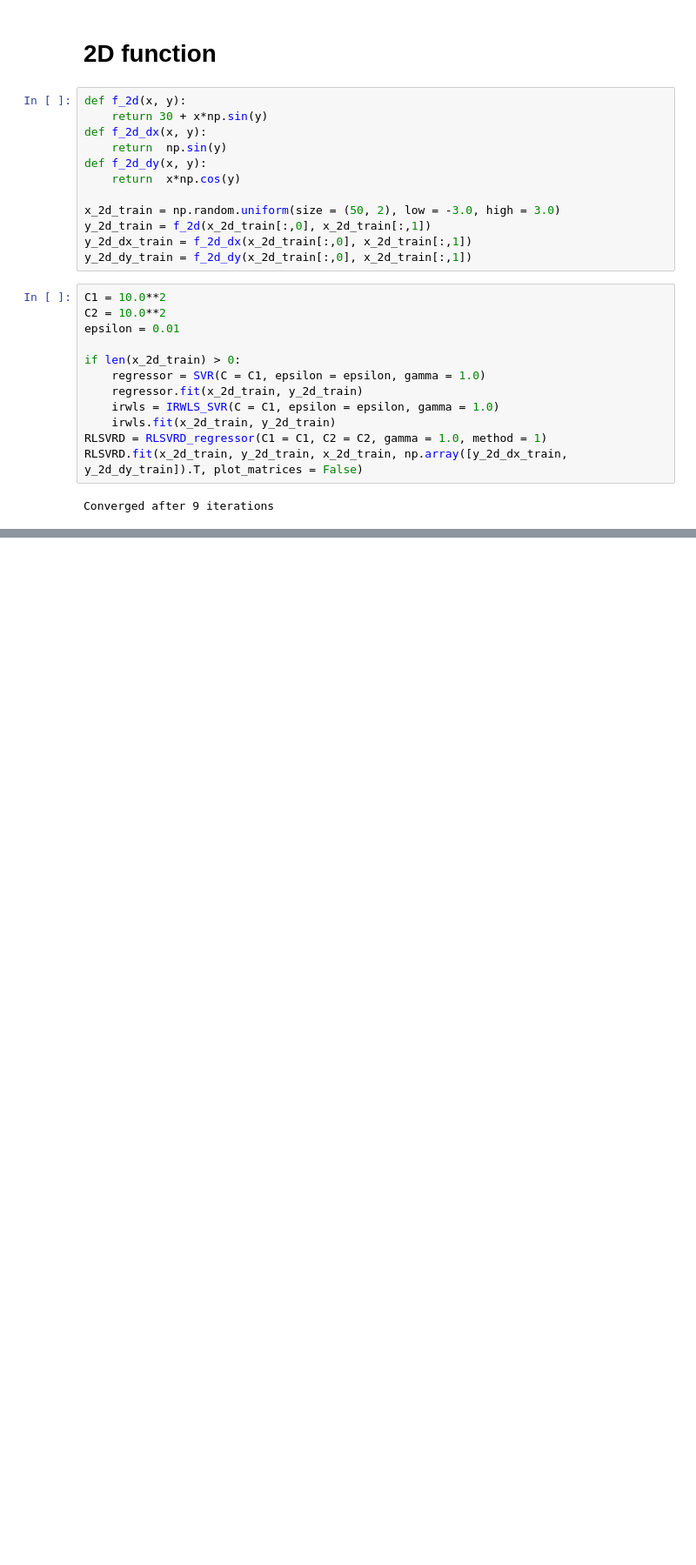
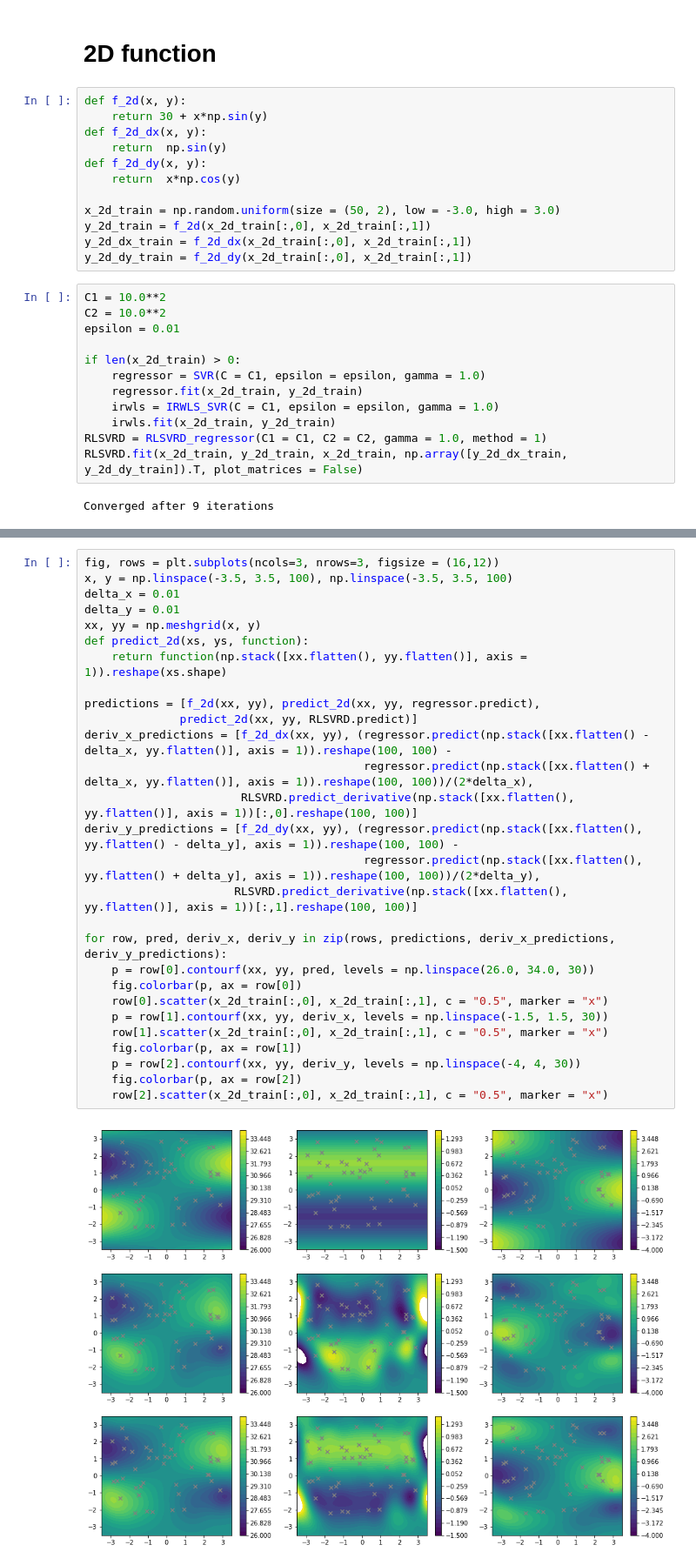
Before and after one commit to ralf-meyer/MLDerivs, a Jupyter notebook: example.ipynb, the cells around one changed output, grey strips where cells are left out. Shown at 87% size. Saved outputs shown, nothing was run; the diff lists cells and outputs as text; blank space fills up the shorter version.

```diff
--- a/example.ipynb
+++ b/example.ipynb
@@ -140,0 +88,30 @@ array([-0.10625778,  0.54133278, -0.13877033,  1.55968391,  1.53300869,
+# %%
+fig, rows = plt.subplots(ncols=3, nrows=3, figsize = (16,12))
+x, y = np.linspace(-3.5, 3.5, 100), np.linspace(-3.5, 3.5, 100)
+delta_x = 0.01
+delta_y = 0.01
+xx, yy = np.meshgrid(x, y)
+def predict_2d(xs, ys, function):
+    return function(np.stack([xx.flatten(), yy.flatten()], axis = 1)).reshape(xs.shape)
+
+predictions = [f_2d(xx, yy), predict_2d(xx, yy, regressor.predict),
+              predict_2d(xx, yy, RLSVRD.predict)]
+deriv_x_predictions = [f_2d_dx(xx, yy), (regressor.predict(np.stack([xx.flatten() - delta_x, yy.flatten()], axis = 1)).reshape(100, 100) -
+                                         regressor.predict(np.stack([xx.flatten() + delta_x, yy.flatten()], axis = 1)).reshape(100, 100))/(2*delta_x),
+                       RLSVRD.predict_derivative(np.stack([xx.flatten(), yy.flatten()], axis = 1))[:,0].reshape(100, 100)]
+deriv_y_predictions = [f_2d_dy(xx, yy), (regressor.predict(np.stack([xx.flatten(), yy.flatten() - delta_y], axis = 1)).reshape(100, 100) -
+                                         regressor.predict(np.stack([xx.flatten(), yy.flatten() + delta_y], axis = 1)).reshape(100, 100))/(2*delta_y),
+                      RLSVRD.predict_derivative(np.stack([xx.flatten(), yy.flatten()], axis = 1))[:,1].reshape(100, 100)]
+
+for row, pred, deriv_x, deriv_y in zip(rows, predictions, deriv_x_predictions, deriv_y_predictions):
+    p = row[0].contourf(xx, yy, pred, levels = np.linspace(26.0, 34.0, 30))
+    fig.colorbar(p, ax = row[0])
+    row[0].scatter(x_2d_train[:,0], x_2d_train[:,1], c = "0.5", marker = "x")
+    p = row[1].contourf(xx, yy, deriv_x, levels = np.linspace(-1.5, 1.5, 30))
+    row[1].scatter(x_2d_train[:,0], x_2d_train[:,1], c = "0.5", marker = "x")
+    fig.colorbar(p, ax = row[1])
+    p = row[2].contourf(xx, yy, deriv_y, levels = np.linspace(-4, 4, 30))
+    fig.colorbar(p, ax = row[2])
+    row[2].scatter(x_2d_train[:,0], x_2d_train[:,1], c = "0.5", marker = "x")
+# %% [output]
+[figure, added]
```
Also changed, not shown: parts of 5 cells of this notebook.
